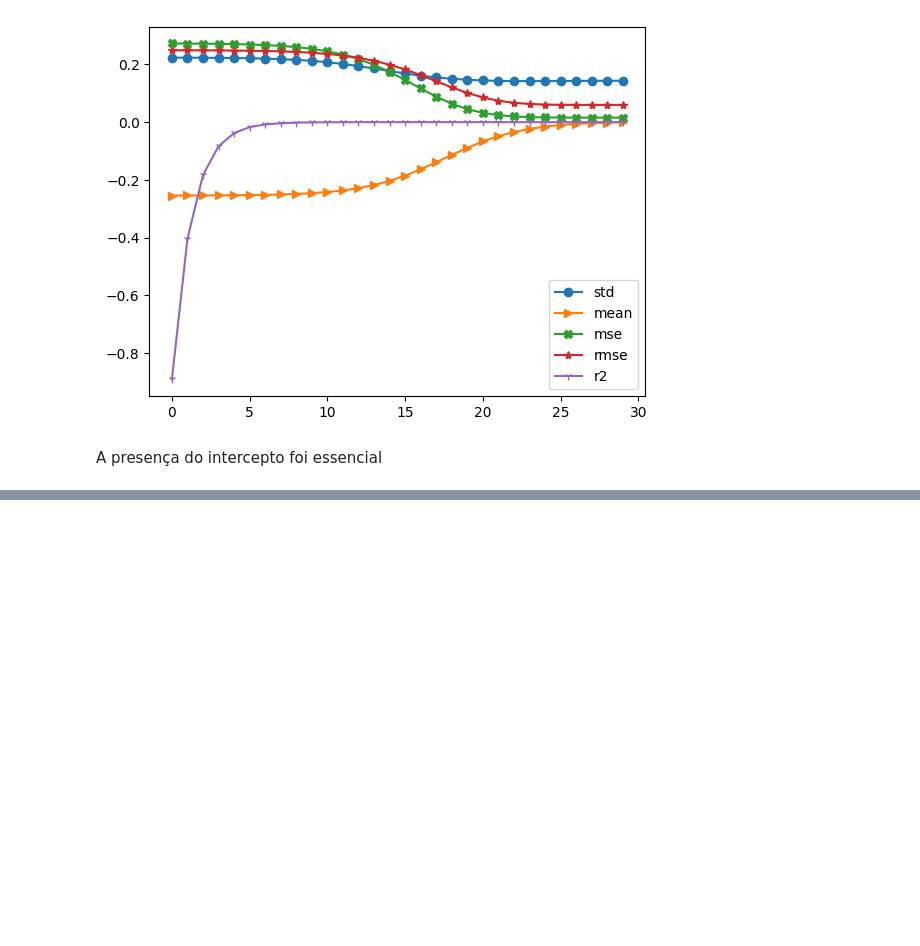
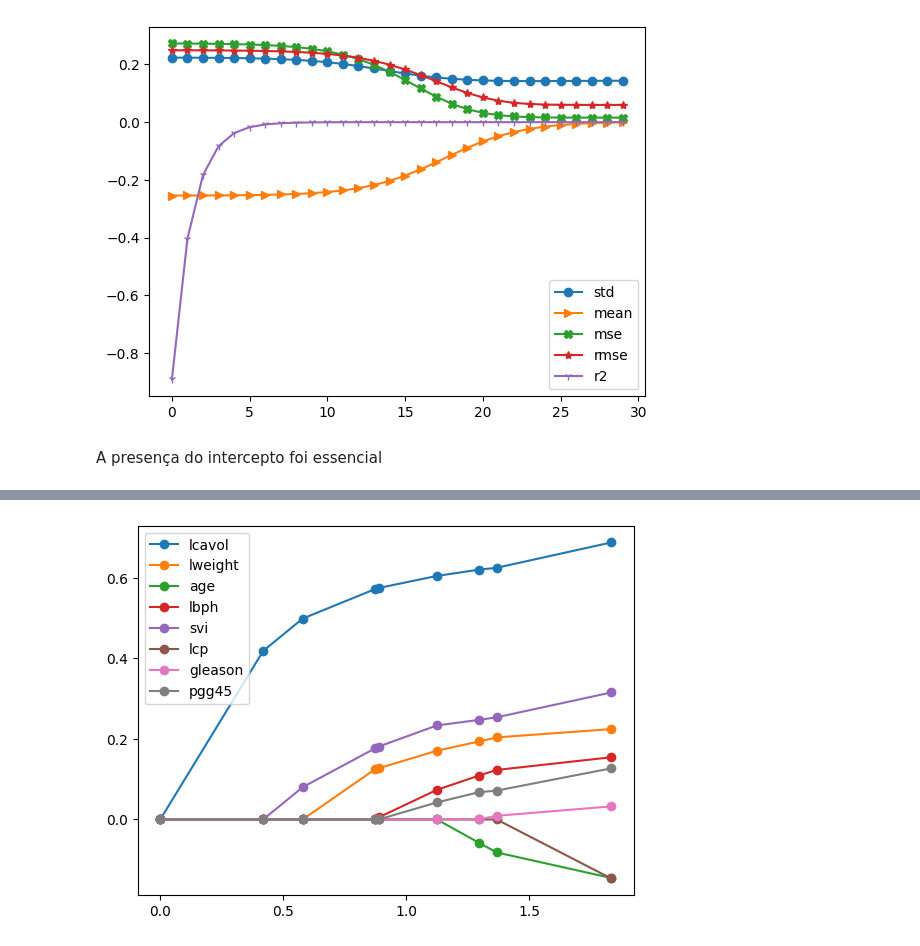
Before and after one commit to espalinha/Iniciacao-Cientifica, a Jupyter notebook: cap11/Cap11.ipynb, the cells around one changed output, grey strips where cells are left out. Cells and saved outputs as stored; diff of their text form; code cells hidden in the pictures; blank space fills up the shorter version.

```diff
--- a/cap11/Cap11.ipynb
+++ b/cap11/Cap11.ipynb
@@ -511 +691,44 @@ plt.show()
 [figure]
+# %%
+
+from scipy.io import loadmat
+
+try:
+    from sklearn import linear_model
+except ModuleNotFoundError:
+    %pip install -qq scikit-learn
+    from sklearn import linear_model
+import numpy as np
+import matplotlib.pyplot as plt
+import matplotlib.ticker as ticker
+import requests
+from io import BytesIO
+
+# Load prostate cancer data
+url = "https://github.com/probml/probml-data/blob/main/data/prostate/prostateStnd.mat?raw=true"
+response = requests.get(url)
+rawdata = BytesIO(response.content)
+data = loadmat(rawdata)
+
+names = list(map(lambda x: x[0], data["names"][0]))
+X, y = data["X"], data["y"]
+
+# Finding coefficients for lasso path
+
+_, _, coefs = linear_model.lars_path(X, y.flatten(), method="lasso")
+
+tau = np.sum(np.abs(coefs.T), axis=1)
+
+# Figure 11.12 (b)
+# Profile of lasso coeficients for prostate cancer example
+
+fig, ax = plt.subplots()
+xs = tau
+ys = coefs.T
+plt.xlabel(r"")
+ax.xaxis.set_major_locator(ticker.MultipleLocator(0.5))
+plt.plot(xs, ys, marker="o")
+plt.legend(names)
+plt.show()
+# %% [output]
+[figure, added]
```
Also changed, not shown: parts of 14 cells of this notebook.
